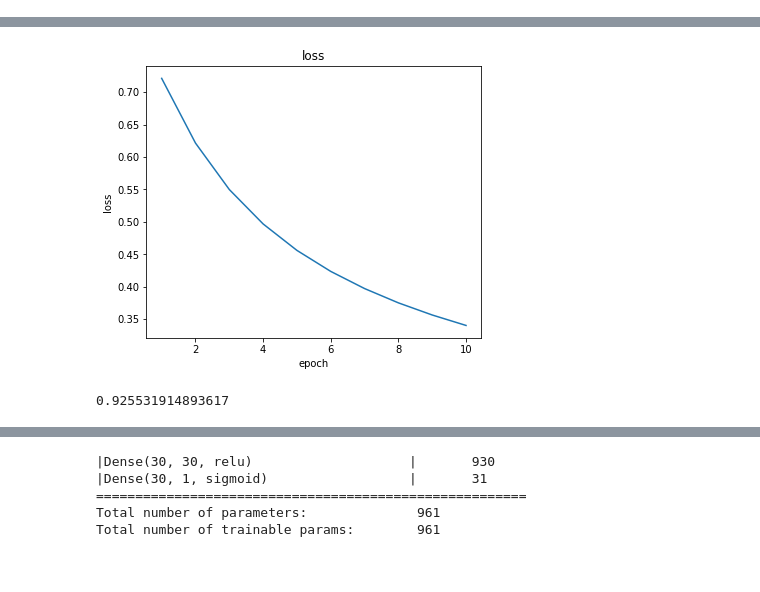
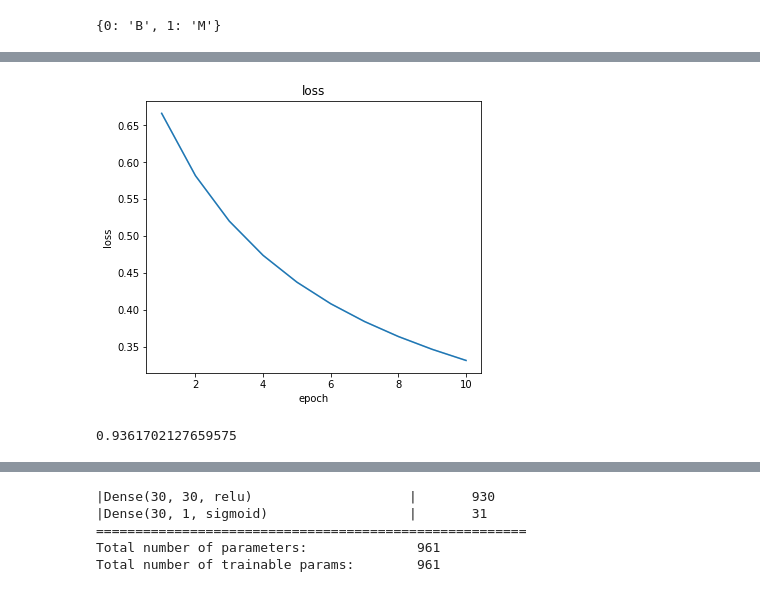
Before and after one commit to ptyshevs/multilayer_perceptron, a Jupyter notebook: eval_nn.ipynb, the cells around one changed output, grey strips where cells are left out. Saved outputs shown, nothing was run; the diff lists cells and outputs as text; code cells hidden in the pictures.

```diff
--- a/eval_nn.ipynb
+++ b/eval_nn.ipynb
@@ -11,6 +12,8 @@ df = pd.read_csv('resources/data.csv', index_col=0)
 # %%
 X = df.iloc[:, 1:]
 y = df.iloc[:, 0]
+# %%
+y, ohe_map = binary_encoder(y)
 # %%
 from tools import train_test_split
-X_train, X_test, y_train, y_test = train_test_split(X.values, y[:, np.newaxis], test_size=.33, random_state=42)
+X_train, X_test, y_train, y_test = train_test_split(X.values, y, test_size=.33, random_state=42)
@@ -20,3 +20,7 @@ y_test_enc = np.where(y_test == 'B', 1, 0).astype(np.float64)
+# %%
+ohe_map
+# %% [output]
+{0: 'B', 1: 'M'}
 # %%
 model = NeuralNetwork(loss='binary_crossentropy', verbose=True)
 model.add(Dense(1, activation=Sigmoid()))
@@ -25,6 +29,6 @@ X_normed = (X_train - X_train.mean(axis=0)) / X_train.std(axis=0)
 # %%
 X_test_normed = (X_test - X_train.mean(axis=0)) / X_train.std(axis=0)
 # %%
-h = model.fit(X_normed, y_train_enc, n_epochs=10)
+h = model.fit(X_normed, y_train, n_epochs=10)
 plot_history(h)
 # %% [output]
@@ -32,8 +36,8 @@ plot_history(h)
-[figure, old version]
+[figure, new version]
 # %%
-accuracy(y_test_enc, model.predict(X_test_normed) > .5)
+accuracy(y_test, model.predict(X_test_normed) > .5)
 # %% [output]
-0.925531914893617
+0.9361702127659575
 # %%
 model = NeuralNetwork(loss=BinaryCrossEntropy(), verbose=True, verbose_step=25)
 model.add(Dense(30, activation=Relu(), dropout_rate=.25))
```
Also changed, not shown: parts of 13 cells of this notebook, 3 other files.
